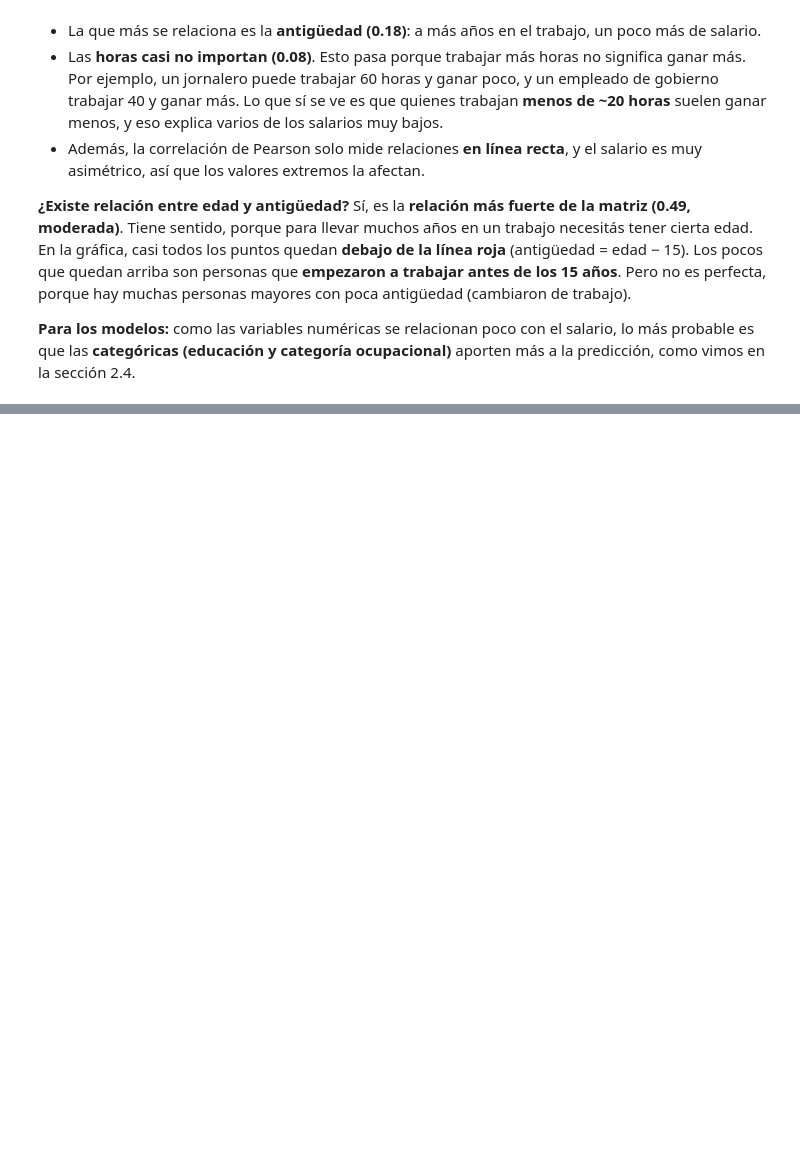
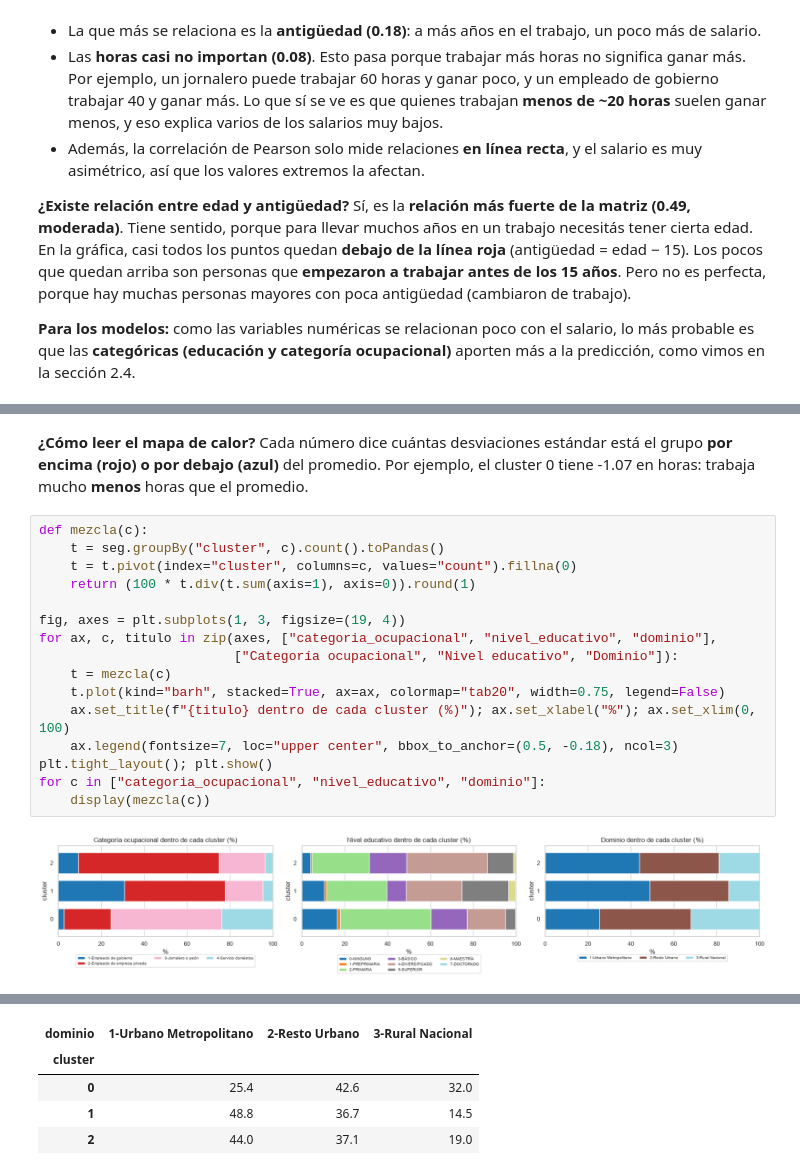
Before and after one commit to Qu3zada22/lab7-md, a Jupyter notebook: lab7_eneic.ipynb, the cells around one changed output, grey strips where cells are left out. Drawn from its saved outputs; the diff is of its cells as text; blank space fills up the shorter version.

```diff
--- a/lab7_eneic.ipynb
+++ b/lab7_eneic.ipynb
@@ -977,0 +1096,20 @@ Sí, es la **relación más fuerte de la matriz (0.49, moderada)**. Tiene sentid
+# %% [markdown]
+**¿Cómo leer el mapa de calor?** Cada número dice cuántas desviaciones estándar está el grupo **por encima (rojo) o por debajo (azul)** del promedio. Por ejemplo, el cluster 0 tiene -1.07 en horas: trabaja mucho **menos** horas que el promedio.
+# %%
+def mezcla(c):
+    t = seg.groupBy("cluster", c).count().toPandas()
+    t = t.pivot(index="cluster", columns=c, values="count").fillna(0)
+    return (100 * t.div(t.sum(axis=1), axis=0)).round(1)
+
+fig, axes = plt.subplots(1, 3, figsize=(19, 4))
+for ax, c, titulo in zip(axes, ["categoria_ocupacional", "nivel_educativo", "dominio"],
+                         ["Categoría ocupacional", "Nivel educativo", "Dominio"]):
+    t = mezcla(c)
+    t.plot(kind="barh", stacked=True, ax=ax, colormap="tab20", width=0.75, legend=False)
+    ax.set_title(f"{titulo} dentro de cada cluster (%)"); ax.set_xlabel("%"); ax.set_xlim(0, 100)
+    ax.legend(fontsize=7, loc="upper center", bbox_to_anchor=(0.5, -0.18), ncol=3)
+plt.tight_layout(); plt.show()
+for c in ["categoria_ocupacional", "nivel_educativo", "dominio"]:
+    display(mezcla(c))
+# %% [output]
+[figure, added]
@@ -977,0 +1126,5 @@ Sí, es la **relación más fuerte de la matriz (0.49, moderada)**. Tiene sentid
+| dominio | 1-Urbano Metropolitano | 2-Resto Urbano | 3-Rural Nacional |
+| cluster |  |  |  |
+| 0 | 25.4 | 42.6 | 32.0 |
+| 1 | 48.8 | 36.7 | 14.5 |
+| 2 | 44.0 | 37.1 | 19.0 |
```
Also changed, not shown: parts of 15 cells of this notebook.
